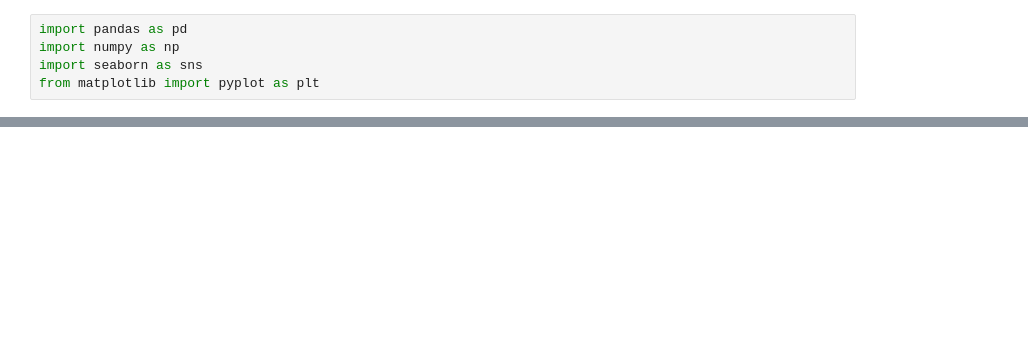
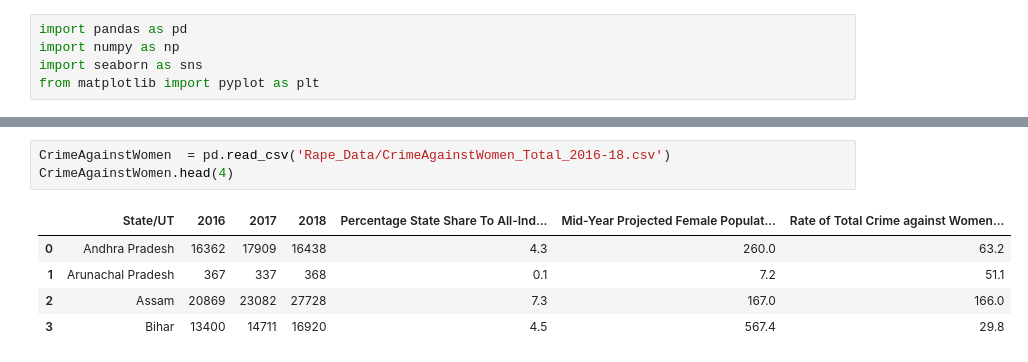
Before and after one commit to RajeevG187/Breaking-The-Scilence, a Jupyter notebook: DS250_project_EDA.ipynb, the cells around one changed output, grey strips where cells are left out. Drawn from its saved outputs; the diff is of its cells as text; blank space fills up the shorter version.

```diff
--- a/DS250_project_EDA.ipynb
+++ b/DS250_project_EDA.ipynb
@@ -5,0 +15,9 @@ from matplotlib import pyplot as plt
+# %%
+CrimeAgainstWomen  = pd.read_csv('Rape_Data/CrimeAgainstWomen_Total_2016-18.csv')
+CrimeAgainstWomen.head(4)
+# %% [output]
+|  | State/UT | 2016 | 2017 | 2018 | Percentage State Share To All-Ind... | Mid-Year Projected Female Populat... | Rate of Total Crime against Women... |
+| 0 | Andhra Pradesh | 16362 | 17909 | 16438 | 4.3 | 260.0 | 63.2 |
+| 1 | Arunachal Pradesh | 367 | 337 | 368 | 0.1 | 7.2 | 51.1 |
+| 2 | Assam | 20869 | 23082 | 27728 | 7.3 | 167.0 | 166.0 |
+| 3 | Bihar | 13400 | 14711 | 16920 | 4.5 | 567.4 | 29.8 |
```
Also changed, not shown: parts of 23 cells of this notebook.
